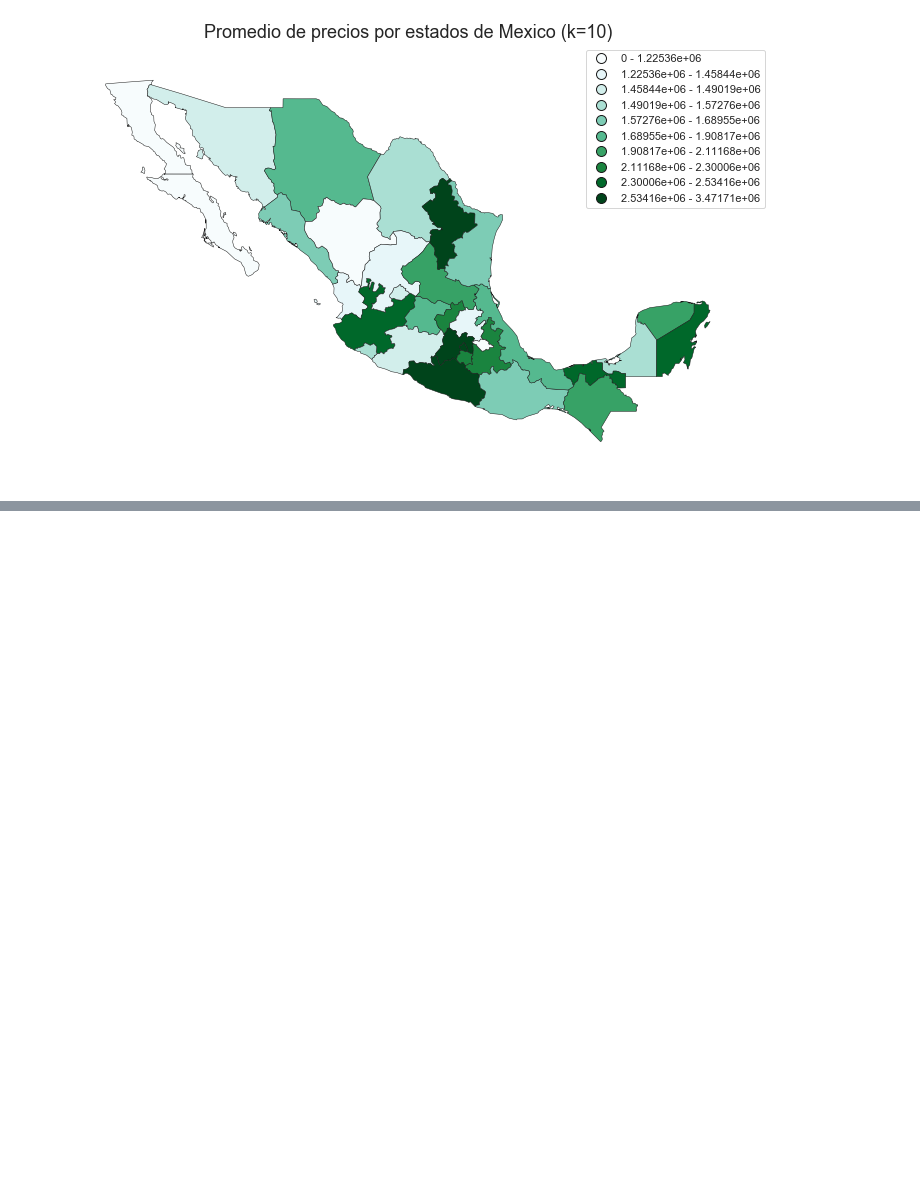
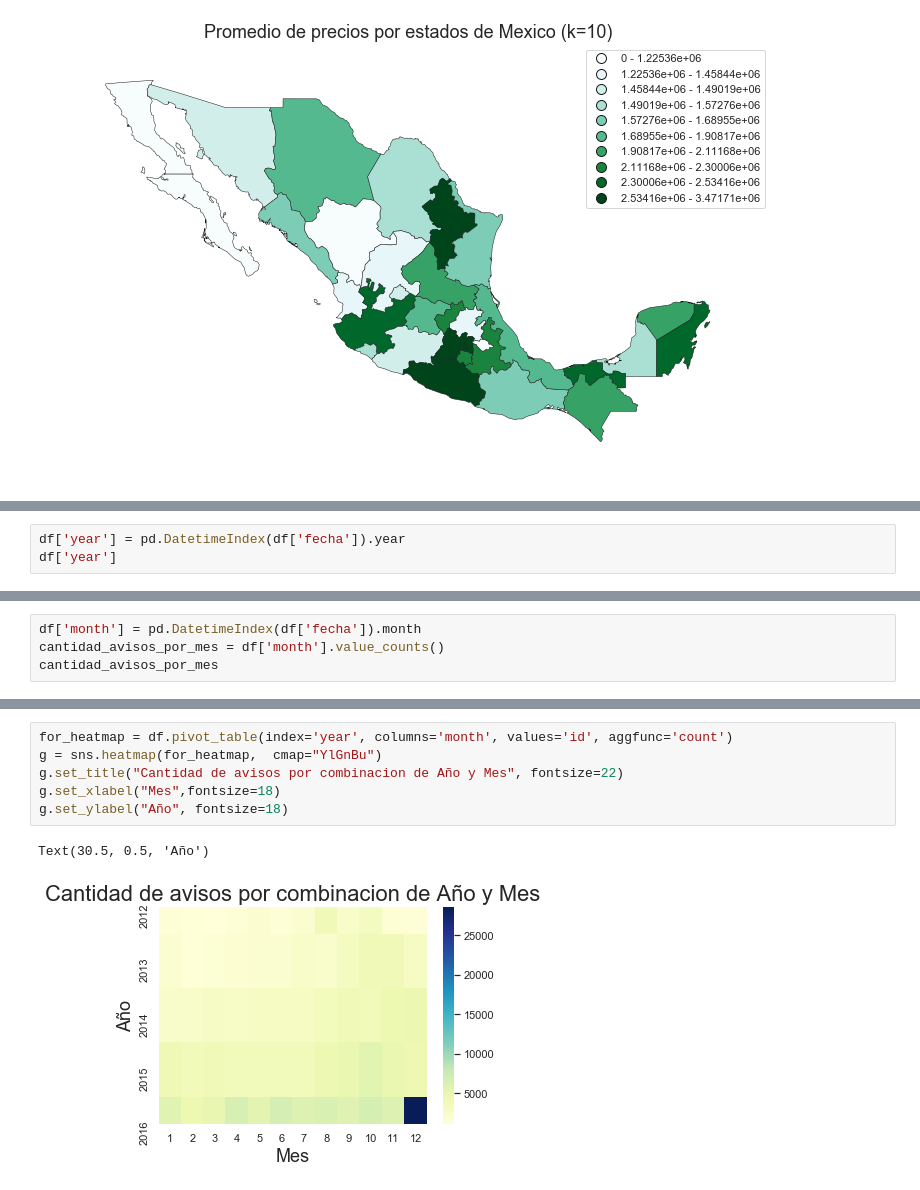
Before and after one commit to alepenaa94/Datos1-2C-2019, a Jupyter notebook: DATOS.ipynb, the cells around one changed output, grey strips where cells are left out. Cells and saved outputs as stored; diff of their text form; blank space fills up the shorter version.

Commit message:
agrego graficos cantidad de avisos por tiempo y tipo de propiedad

```diff
--- a/DATOS.ipynb
+++ b/DATOS.ipynb
@@ -419,0 +422,3 @@ fig.set_title('Promedio de precios por estados de Mexico (k=10)', fontsize=18);
+# %%
+df['year'] = pd.DatetimeIndex(df['fecha']).year
+df['year']
@@ -419,0 +448,4 @@ fig.set_title('Promedio de precios por estados de Mexico (k=10)', fontsize=18);
+# %%
+df['month'] = pd.DatetimeIndex(df['fecha']).month
+cantidad_avisos_por_mes = df['month'].value_counts()
+cantidad_avisos_por_mes
@@ -419,0 +488,9 @@ fig.set_title('Promedio de precios por estados de Mexico (k=10)', fontsize=18);
+# %%
+for_heatmap = df.pivot_table(index='year', columns='month', values='id', aggfunc='count')
+g = sns.heatmap(for_heatmap,  cmap="YlGnBu")
+g.set_title("Cantidad de avisos por combinacion de Año y Mes", fontsize=22)
+g.set_xlabel("Mes",fontsize=18)
+g.set_ylabel("Año", fontsize=18)
+# %% [output]
+Text(30.5, 0.5, 'Año')
+[figure, added]
```
Also changed, not shown: parts of 13 cells of this notebook.
